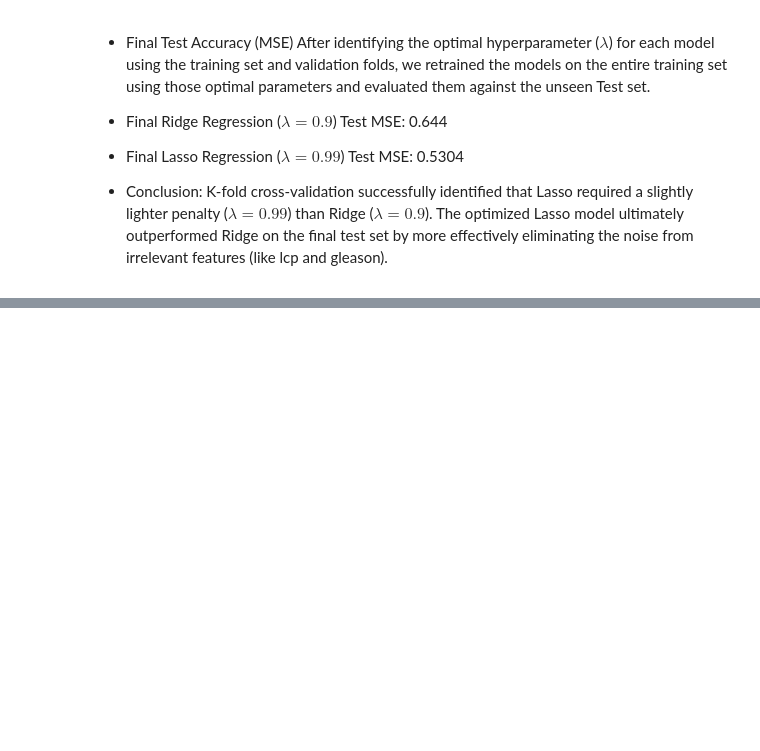
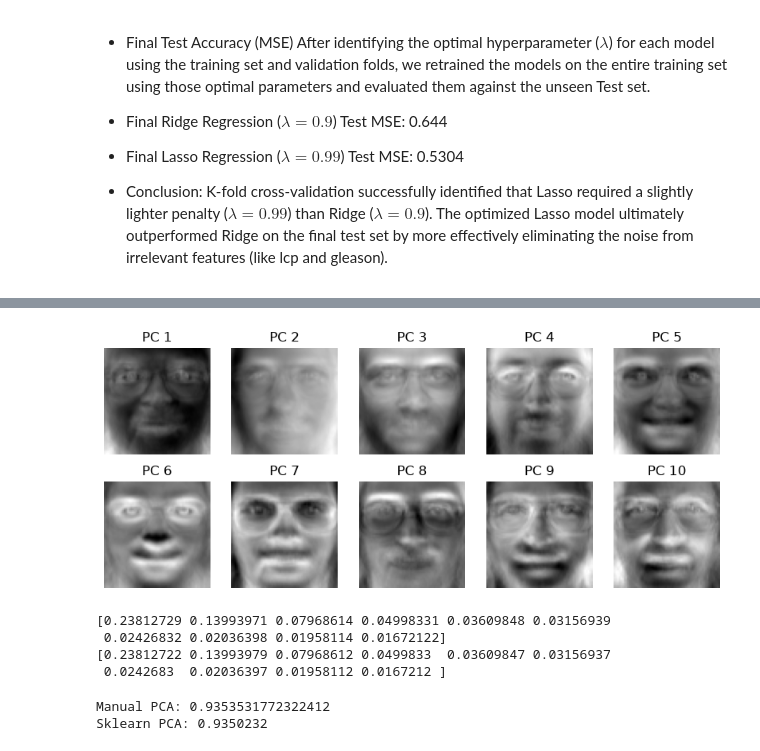
Before and after one commit to dilliram-code/mbust, a Jupyter notebook: Machine Learning by Suresh sir/Assignment_1.ipynb, the cells around one changed output, grey strips where cells are left out. Drawn from its saved outputs; the diff is of its cells as text; code cells hidden in the pictures; blank space fills up the shorter version.

```diff
--- a/Machine Learning by Suresh sir/Assignment_1.ipynb
+++ b/Machine Learning by Suresh sir/Assignment_1.ipynb
@@ -810,0 +1009,6 @@ Lambda: 0.01 | Average Validation MSE: 1.4034
+# %%
+indices = np.argsort(eigenvalues)[::-1]
+
+eigenvalues = eigenvalues[indices]
+
+eigenvectors = eigenvectors[:, indices]
@@ -810,0 +1043,55 @@ Lambda: 0.01 | Average Validation MSE: 1.4034
+# %%
+plt.figure(figsize=(10, 4))
+
+for i in range(10):
+
+    plt.subplot(2, 5, i + 1)
+
+    eigenface = components[:, i]
+
+    plt.imshow(
+        eigenface.reshape(64, 64),
+        cmap="gray"
+    )
+
+    plt.title(f"PC {i + 1}")
+    plt.axis("off")
+
+plt.show()
+# %% [output]
+[figure, added]
+# %%
+manual_variance_ratio = (
+    eigenvalues /
+    np.sum(eigenvalues)
+)
+
+print(
+    manual_variance_ratio[:10]
+)
+
+print(
+    pca.explained_variance_ratio_[:10]
+)
+# %% [output]
+[0.23812729 0.13993971 0.07968614 0.04998331 0.03609848 0.03156939
+ 0.02426832 0.02036398 0.01958114 0.01672122]
+[0.23812722 0.13993979 0.07968612 0.0499833  0.03609847 0.03156937
+ 0.0242683  0.02036397 0.01958112 0.0167212 ]
+# %%
+manual_total_variance = np.sum(
+    manual_variance_ratio[:n_components]
+)
+
+sklearn_total_variance = np.sum(
+    pca.explained_variance_ratio_
+)
+
+print("Manual PCA:",
+      manual_total_variance)
+
+print("Sklearn PCA:",
+      sklearn_total_variance)
+# %% [output]
+Manual PCA: 0.9353531772322412
+Sklearn PCA: 0.9350232
```
Also changed, not shown: parts of 24 cells of this notebook, 1 other file.
